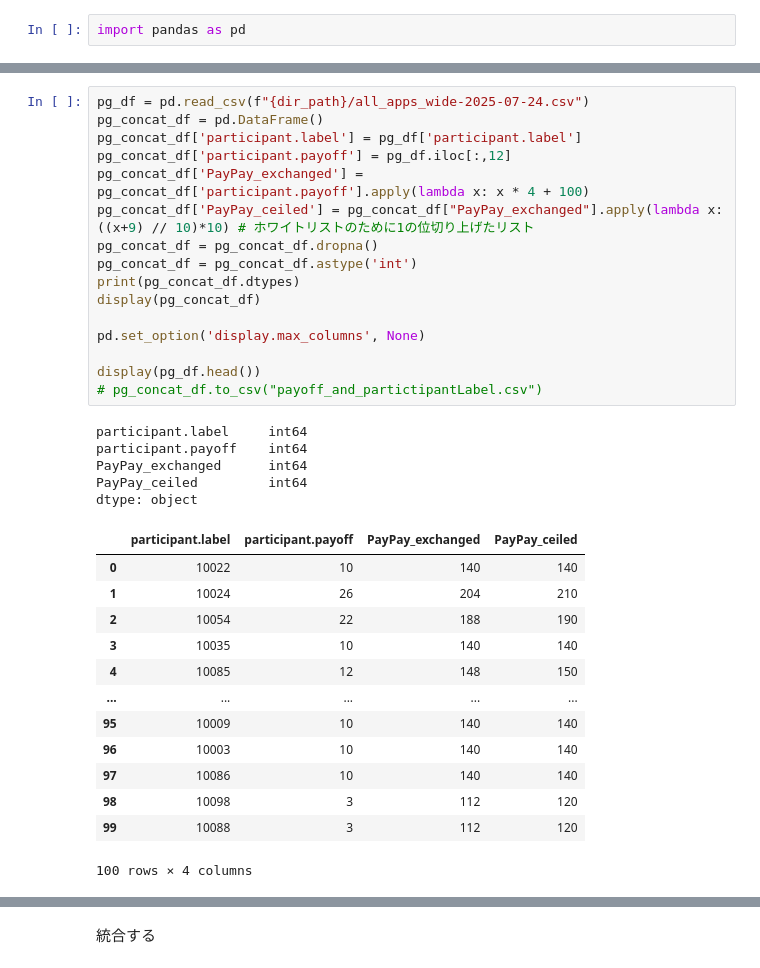
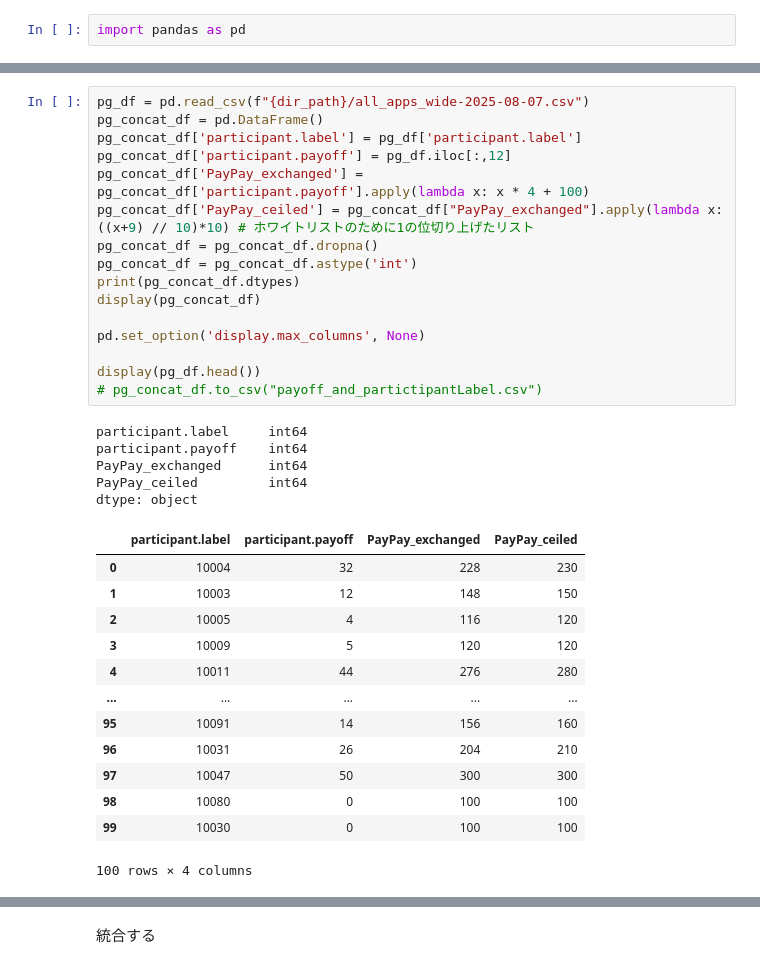
Before and after one commit to yokoyama-ShizuokaUniversity/CRD_DataAnalyse, a Jupyter notebook: getdata.ipynb, the cells around one changed output, grey strips where cells are left out. Cells and saved outputs as stored; diff of their text form.

```diff
--- a/getdata.ipynb
+++ b/getdata.ipynb
@@ -29,36 +47,36 @@ success_keyword_participant_df = task_list_concat_df[task_list_concat_df['key_wo
 # %%
-pg_df = pd.read_csv(f"{dir_path}/all_apps_wide-2025-07-24.csv")
+pg_df = pd.read_csv(f"{dir_path}/all_apps_wide-2025-08-07.csv")
 pg_concat_df = pd.DataFrame()
 pg_concat_df['participant.label'] = pg_df['participant.label']
 pg_concat_df['participant.payoff'] = pg_df.iloc[:,12]
 pg_concat_df['PayPay_exchanged'] = pg_concat_df['participant.payoff'].apply(lambda x: x * 4 + 100)
 pg_concat_df['PayPay_ceiled'] = pg_concat_df["PayPay_exchanged"].apply(lambda x: ((x+9) // 10)*10) # ホワイトリストのために1の位切り上げたリスト
 pg_concat_df = pg_concat_df.dropna()
 pg_concat_df = pg_concat_df.astype('int')
 print(pg_concat_df.dtypes)
 display(pg_concat_df)
 
 pd.set_option('display.max_columns', None)
 
 display(pg_df.head())
 # pg_concat_df.to_csv("payoff_and_partictipantLabel.csv")
 # %% [output]
 participant.label     int64
 participant.payoff    int64
 PayPay_exchanged      int64
 PayPay_ceiled         int64
 dtype: object
 |  | participant.label | participant.payoff | PayPay_exchanged | PayPay_ceiled |
-| 0 | 10022 | 10 | 140 | 140 |
-| 1 | 10024 | 26 | 204 | 210 |
-| 2 | 10054 | 22 | 188 | 190 |
-| 3 | 10035 | 10 | 140 | 140 |
-| 4 | 10085 | 12 | 148 | 150 |
+| 0 | 10004 | 32 | 228 | 230 |
+| 1 | 10003 | 12 | 148 | 150 |
+| 2 | 10005 | 4 | 116 | 120 |
+| 3 | 10009 | 5 | 120 | 120 |
+| 4 | 10011 | 44 | 276 | 280 |
 | ... | ... | ... | ... | ... |
-| 95 | 10009 | 10 | 140 | 140 |
-| 96 | 10003 | 10 | 140 | 140 |
-| 97 | 10086 | 10 | 140 | 140 |
-| 98 | 10098 | 3 | 112 | 120 |
-| 99 | 10088 | 3 | 112 | 120 |
+| 95 | 10091 | 14 | 156 | 160 |
+| 96 | 10031 | 26 | 204 | 210 |
+| 97 | 10047 | 50 | 300 | 300 |
+| 98 | 10080 | 0 | 100 | 100 |
+| 99 | 10030 | 0 | 100 | 100 |
 100 rows × 4 columns
 |  | participant.id_in_session | participant.code | participant.label | participant._is_bot | participant._index_in_pages | ... |
```
Also changed, not shown: parts of 18 cells of this notebook, 45 other files.
